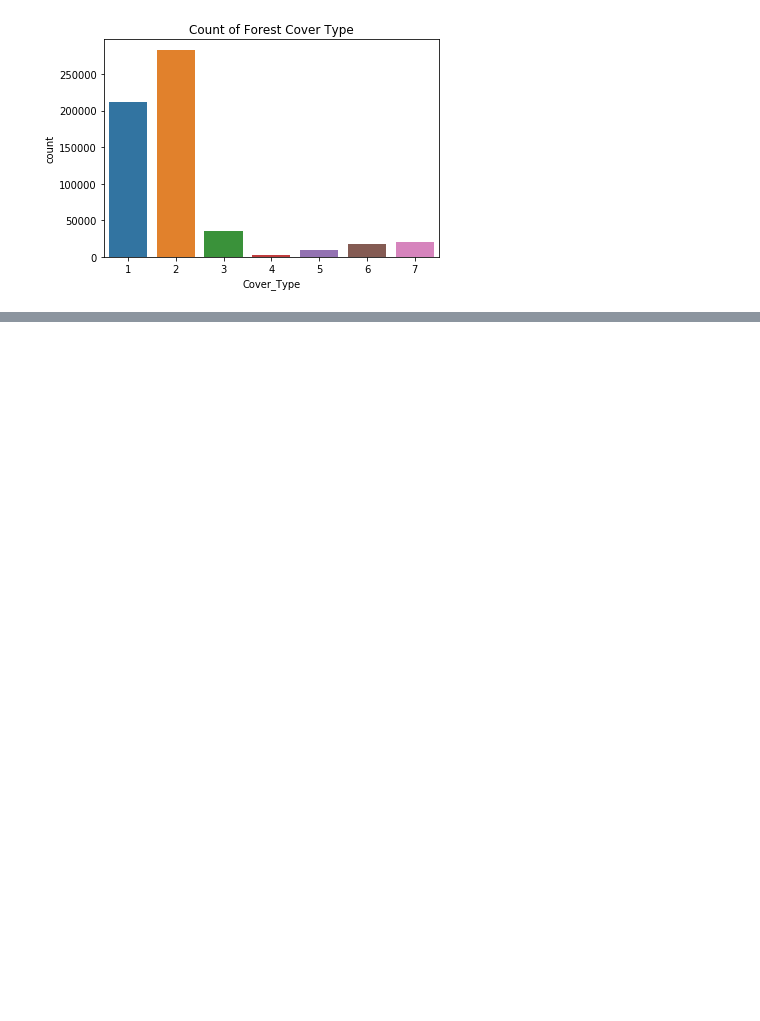
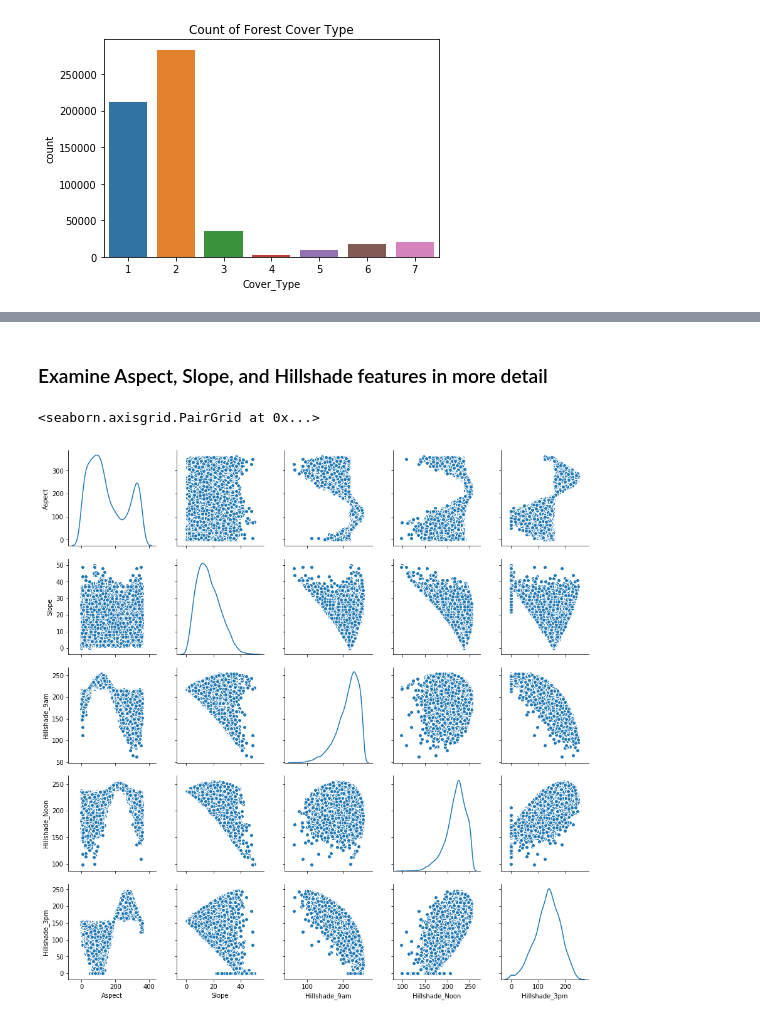
Before and after one commit to alrPhysics/forest_cover, a Jupyter notebook: forest_cover.ipynb, the cells around one changed output, grey strips where cells are left out. Saved outputs shown, nothing was run; the diff lists cells and outputs as text; code cells hidden in the pictures; blank space fills up the shorter version.

Commit message:
Determine baseline performance and feature importances and begin more detailed feature exploration

```diff
--- a/forest_cover.ipynb
+++ b/forest_cover.ipynb
@@ -101,0 +207,7 @@ X_test, y_test = params.loc[test_index], target.loc[test_index]
+# %% [markdown]
+### Examine Aspect, Slope, and Hillshade features in more detail
+# %%
+sns.pairplot(X_train[['Aspect', 'Slope', 'Hillshade_9am', 'Hillshade_Noon', 'Hillshade_3pm']], diag_kind='kde')
+# %% [output]
+<seaborn.axisgrid.PairGrid at 0x...>
+[figure, added]
```
Also changed, not shown: parts of 18 cells of this notebook.
